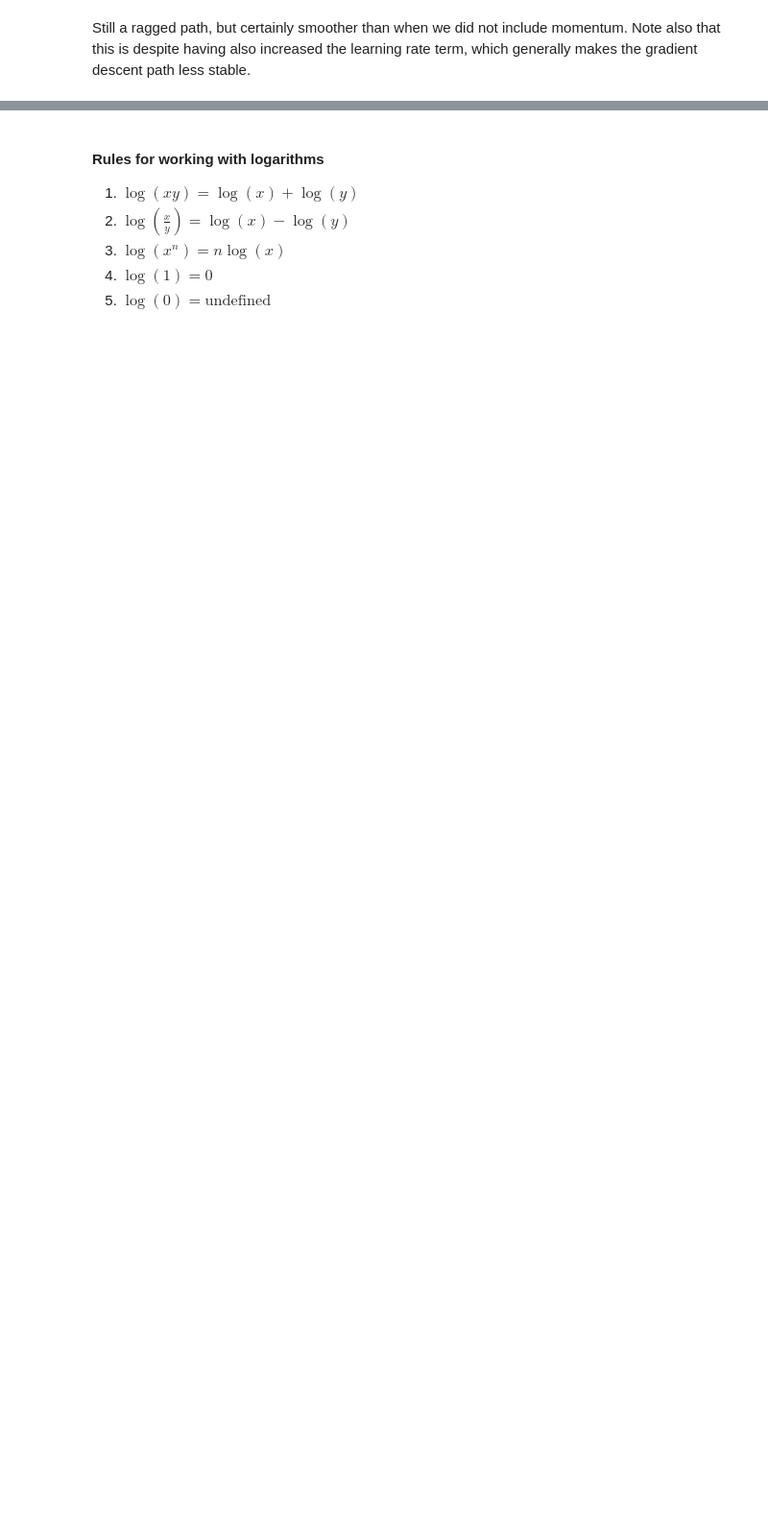
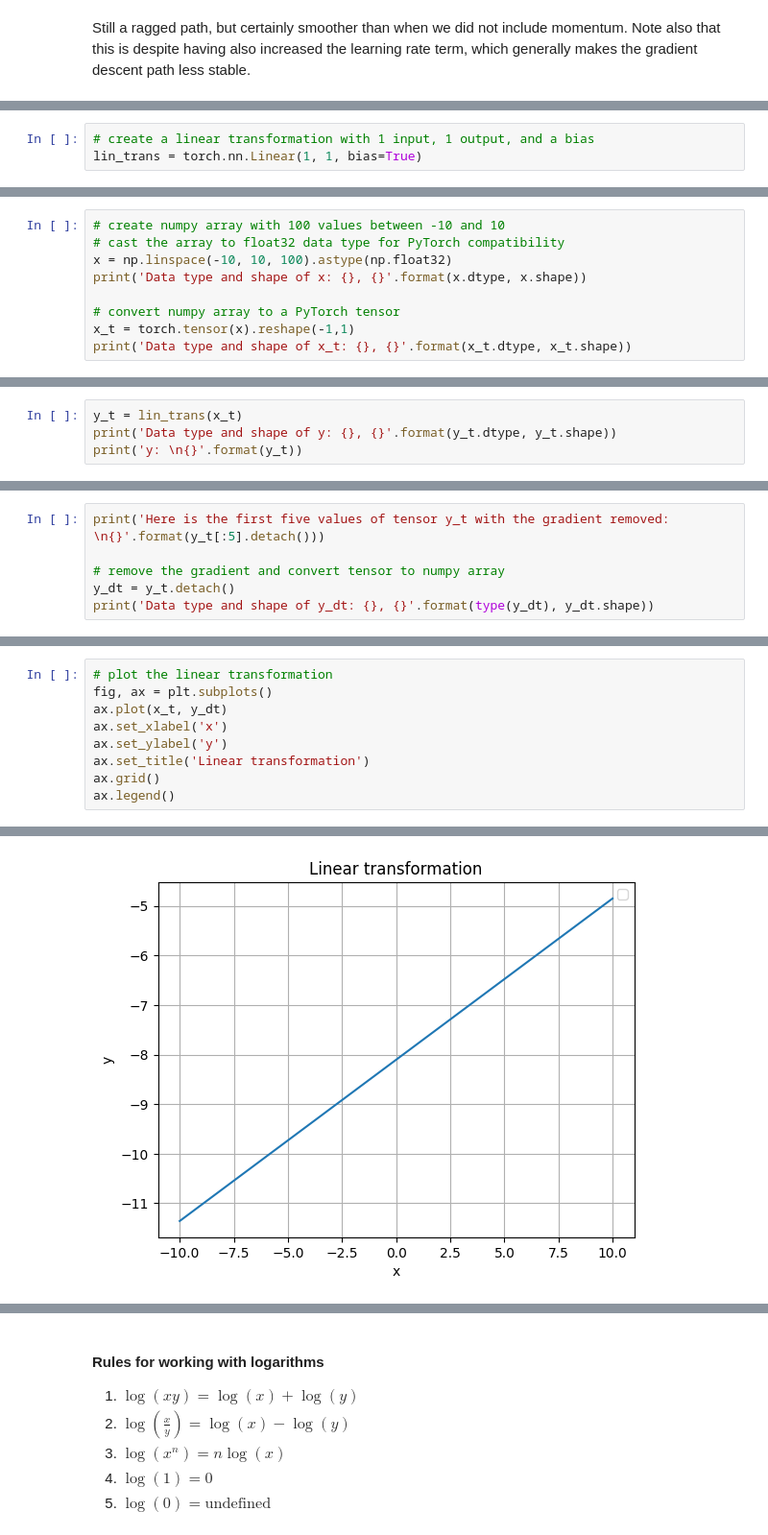
Before and after one commit to dbheadley/DecodingTheBrain, a Jupyter notebook: Week4/notes.ipynb, the cells around one changed output, grey strips where cells are left out. Shown at 96% size. Saved outputs shown, nothing was run; the diff lists cells and outputs as text; blank space fills up the shorter version.

```diff
--- a/Week4/notes.ipynb
+++ b/Week4/notes.ipynb
@@ -1102,0 +1276,3 @@ Still a ragged path, but certainly smoother than when we did not include momentu
+# %%
+# create a linear transformation with 1 input, 1 output, and a bias
+lin_trans = torch.nn.Linear(1, 1, bias=True)
@@ -1102,0 +1303,9 @@ Still a ragged path, but certainly smoother than when we did not include momentu
+# %%
+# create numpy array with 100 values between -10 and 10
+# cast the array to float32 data type for PyTorch compatibility
+x = np.linspace(-10, 10, 100).astype(np.float32)
+print('Data type and shape of x: {}, {}'.format(x.dtype, x.shape))
+
+# convert numpy array to a PyTorch tensor
+x_t = torch.tensor(x).reshape(-1,1)
+print('Data type and shape of x_t: {}, {}'.format(x_t.dtype, x_t.shape))
@@ -1102,0 +1319,4 @@ Still a ragged path, but certainly smoother than when we did not include momentu
+# %%
+y_t = lin_trans(x_t)
+print('Data type and shape of y: {}, {}'.format(y_t.dtype, y_t.shape))
+print('y: \n{}'.format(y_t))
@@ -1102,0 +1343,6 @@ Still a ragged path, but certainly smoother than when we did not include momentu
+# %%
+print('Here is the first five values of tensor y_t with the gradient removed: \n{}'.format(y_t[:5].detach()))
+
+# remove the gradient and convert tensor to numpy array
+y_dt = y_t.detach()
+print('Data type and shape of y_dt: {}, {}'.format(type(y_dt), y_dt.shape))
@@ -1102,0 +1359,10 @@ Still a ragged path, but certainly smoother than when we did not include momentu
+# %%
+# plot the linear transformation
+fig, ax = plt.subplots()
+ax.plot(x_t, y_dt)
+ax.set_xlabel('x')
+ax.set_ylabel('y')
+ax.set_title('Linear transformation')
+ax.grid()
+ax.legend()
+# %% [output]
@@ -1102,0 +1371 @@ Still a ragged path, but certainly smoother than when we did not include momentu
+[figure, added]
```
Also changed, not shown: parts of 47 cells of this notebook, 1 other file.
